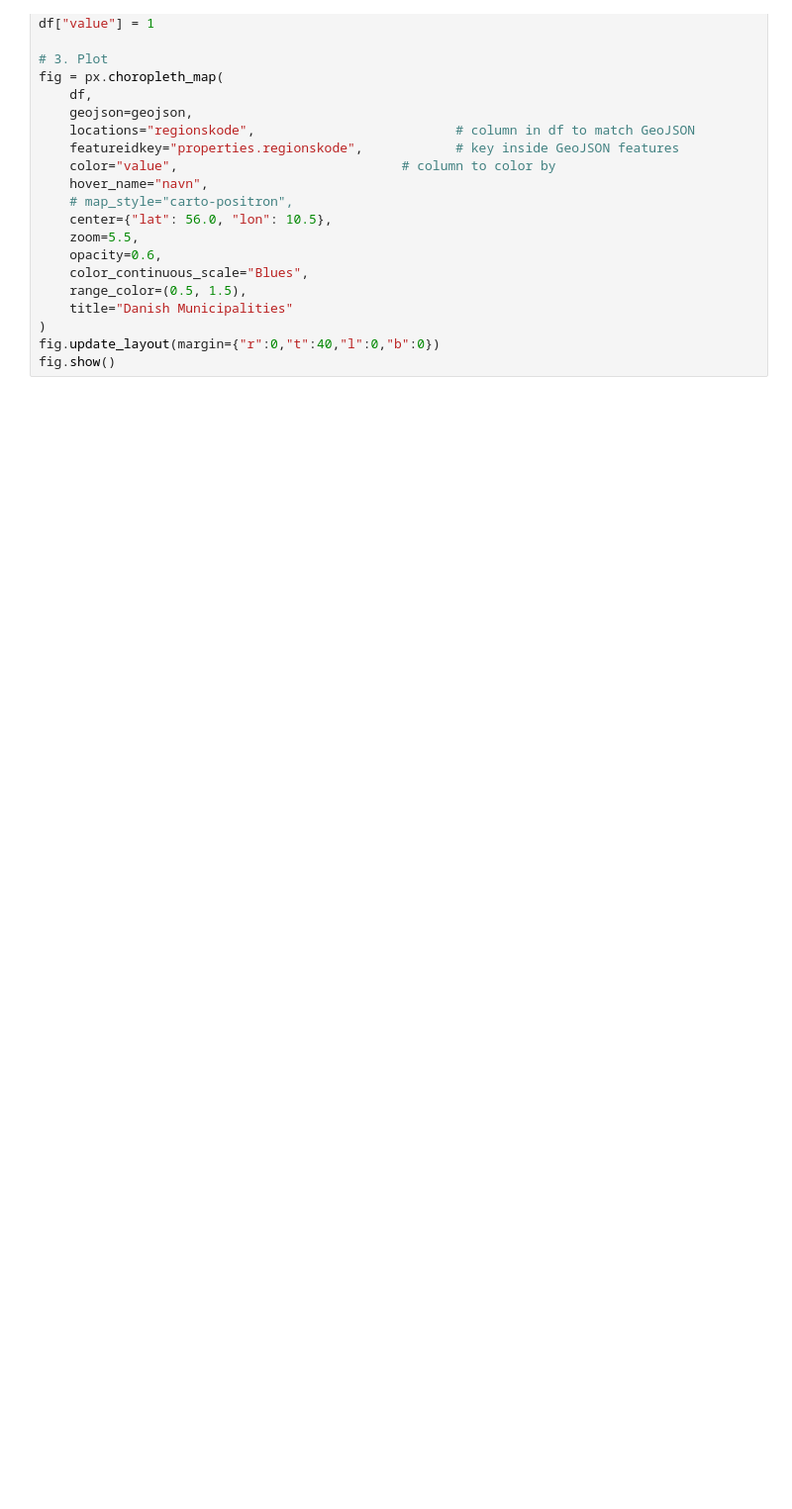
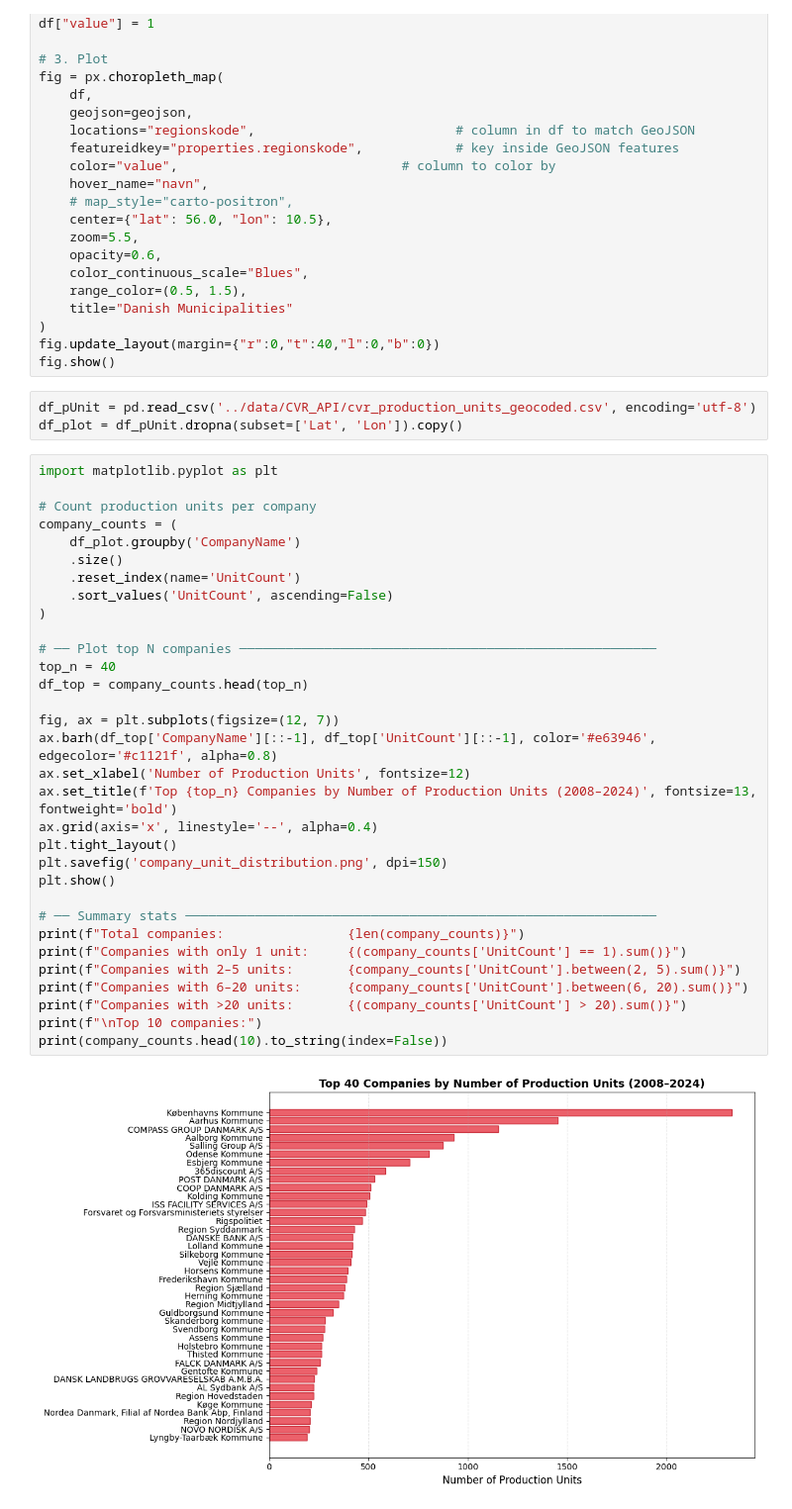
Before and after one commit to AndreaDePascale/SocialDataFinalProject, a Jupyter notebook: notebooks/maps.ipynb, the cells around one changed output. Shown at 99% size. Drawn from its saved outputs; the diff is of its cells as text; blank space fills up the shorter version.

Commit message:
data retrival with API StatBank + Visualizations

```diff
--- a/notebooks/maps.ipynb
+++ b/notebooks/maps.ipynb
@@ -46,3 +66,40 @@ fig = px.choropleth_map(
 )
 fig.update_layout(margin={"r":0,"t":40,"l":0,"b":0})
 fig.show()
+# %%
+df_pUnit = pd.read_csv('../data/CVR_API/cvr_production_units_geocoded.csv', encoding='utf-8')
+df_plot = df_pUnit.dropna(subset=['Lat', 'Lon']).copy()
+# %%
+import matplotlib.pyplot as plt
+
+# Count production units per company
+company_counts = (
+    df_plot.groupby('CompanyName')
+    .size()
+    .reset_index(name='UnitCount')
+    .sort_values('UnitCount', ascending=False)
+)
+
+# ── Plot top N companies ──────────────────────────────────────────────────────
+top_n = 40
+df_top = company_counts.head(top_n)
+
+fig, ax = plt.subplots(figsize=(12, 7))
+ax.barh(df_top['CompanyName'][::-1], df_top['UnitCount'][::-1], color='#e63946', edgecolor='#c1121f', alpha=0.8)
+ax.set_xlabel('Number of Production Units', fontsize=12)
+ax.set_title(f'Top {top_n} Companies by Number of Production Units (2008–2024)', fontsize=13, fontweight='bold')
+ax.grid(axis='x', linestyle='--', alpha=0.4)
+plt.tight_layout()
+plt.savefig('company_unit_distribution.png', dpi=150)
+plt.show()
+
+# ── Summary stats ─────────────────────────────────────────────────────────────
+print(f"Total companies:                {len(company_counts)}")
+print(f"Companies with only 1 unit:     {(company_counts['UnitCount'] == 1).sum()}")
+print(f"Companies with 2–5 units:       {company_counts['UnitCount'].between(2, 5).sum()}")
+print(f"Companies with 6–20 units:      {company_counts['UnitCount'].between(6, 20).sum()}")
+print(f"Companies with >20 units:       {(company_counts['UnitCount'] > 20).sum()}")
+print(f"\nTop 10 companies:")
+print(company_counts.head(10).to_string(index=False))
+# %% [output]
+[figure, added]
```
Also changed, not shown: parts of 10 cells of this notebook, 27 other files.
